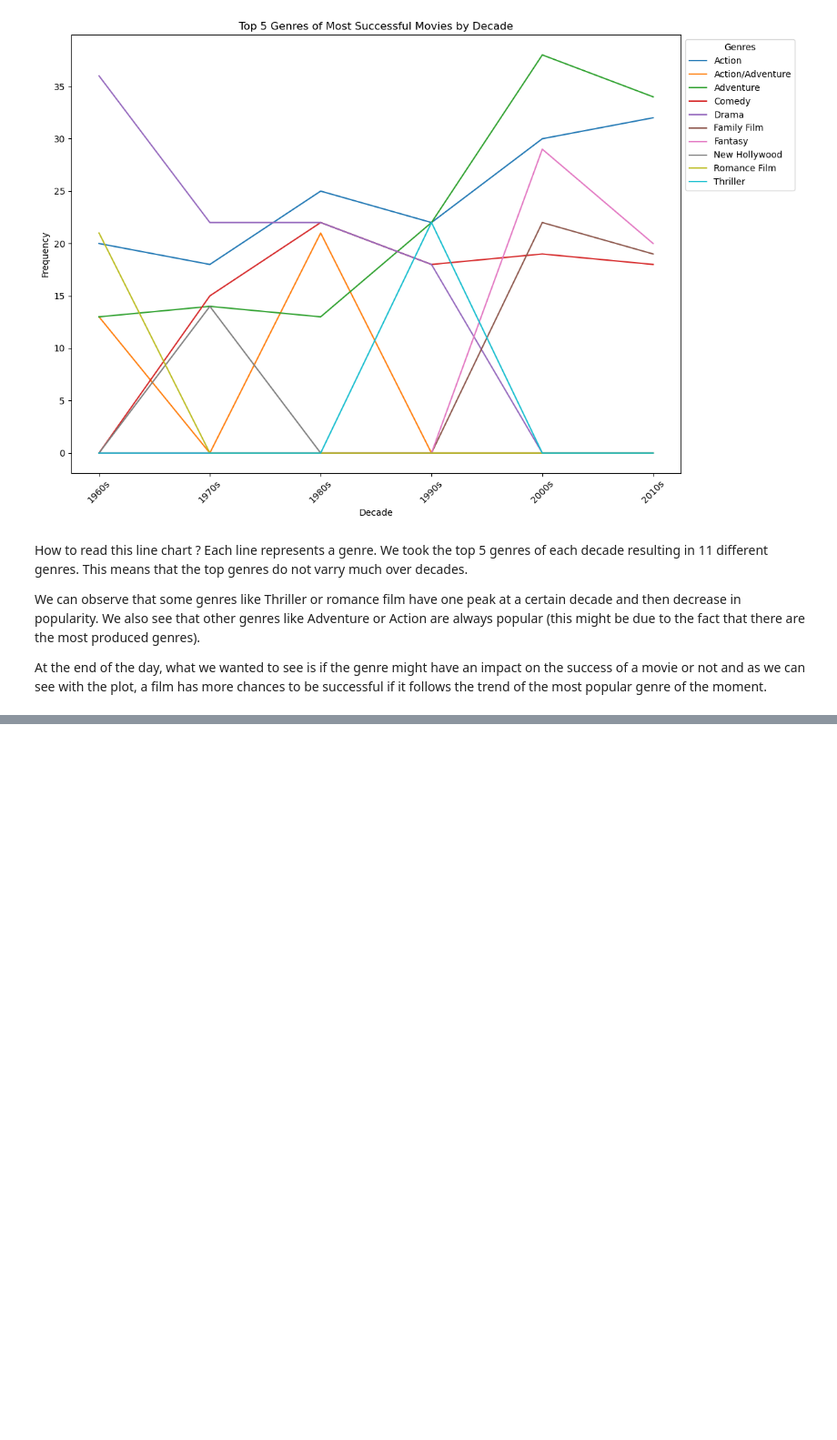
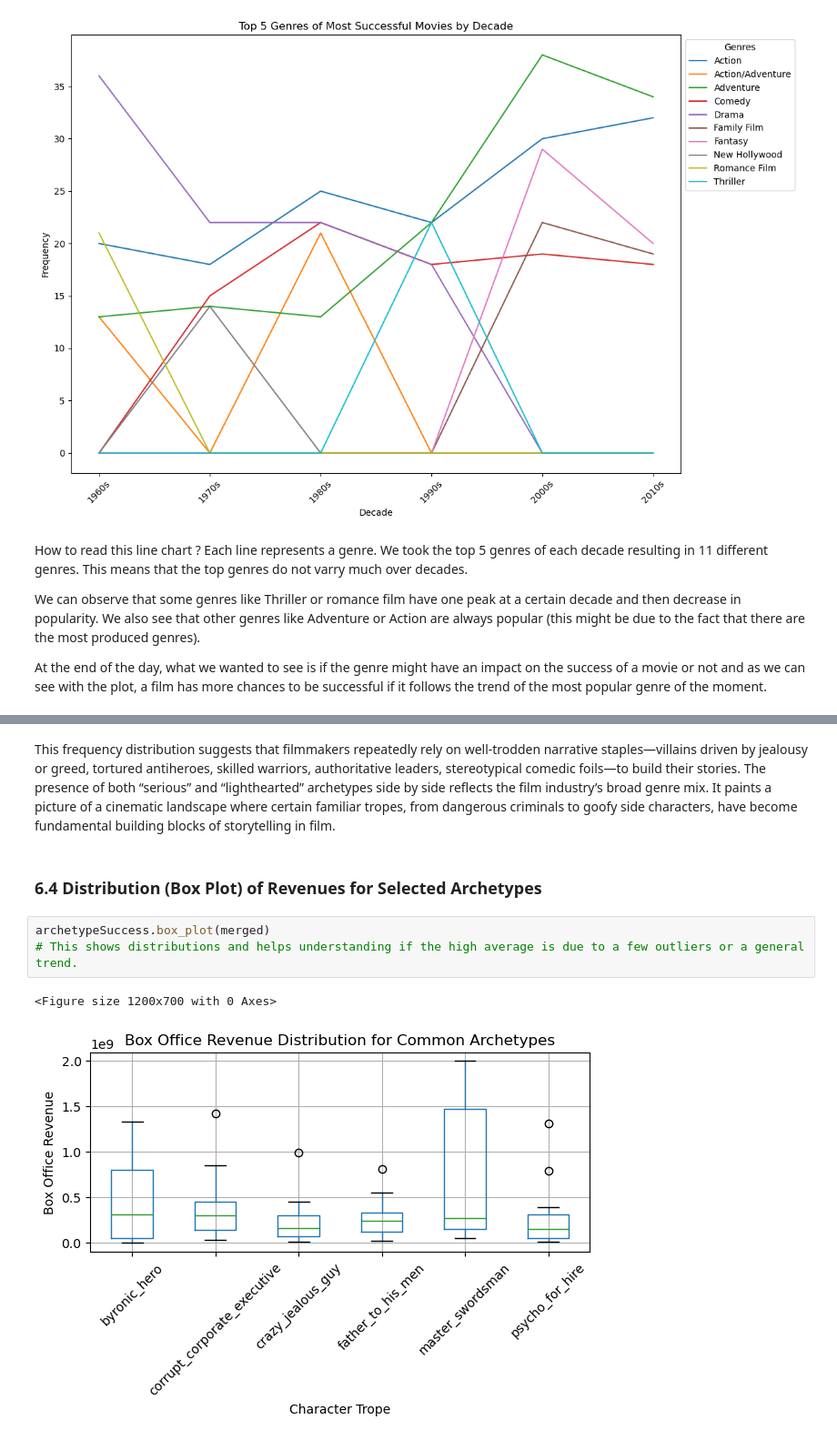
Before and after one commit to epfl-ada/ada-2024-project-data_brigada, a Jupyter notebook: results.ipynb, the cells around one changed output, grey strips where cells are left out. Shown at 91% size. Saved outputs shown, nothing was run; the diff lists cells and outputs as text; blank space fills up the shorter version.

```diff
--- a/results.ipynb
+++ b/results.ipynb
@@ -530,0 +586,10 @@ At the end of the day, what we wanted to see is if the genre might have an impac
+# %% [markdown]
+This frequency distribution suggests that filmmakers repeatedly rely on well-trodden narrative staples—villains driven by jealousy or greed, tortured antiheroes, skilled warriors, authoritative leaders, stereotypical comedic foils—to build their stories. The presence of both “serious” and “lighthearted” archetypes side by side reflects the film industry’s broad genre mix. It paints a picture of a cinematic landscape where certain familiar tropes, from dangerous criminals to goofy side characters, have become fundamental building blocks of storytelling in film.
+# %% [markdown]
+### 6.4  Distribution (Box Plot) of Revenues for Selected Archetypes
+# %%
+archetypeSuccess.box_plot(merged)
+# This shows distributions and helps understanding if the high average is due to a few outliers or a general trend.
+# %% [output]
+<Figure size 1200x700 with 0 Axes>
+[figure, added]
```
Also changed, not shown: parts of 16 cells of this notebook, 1 other file.
